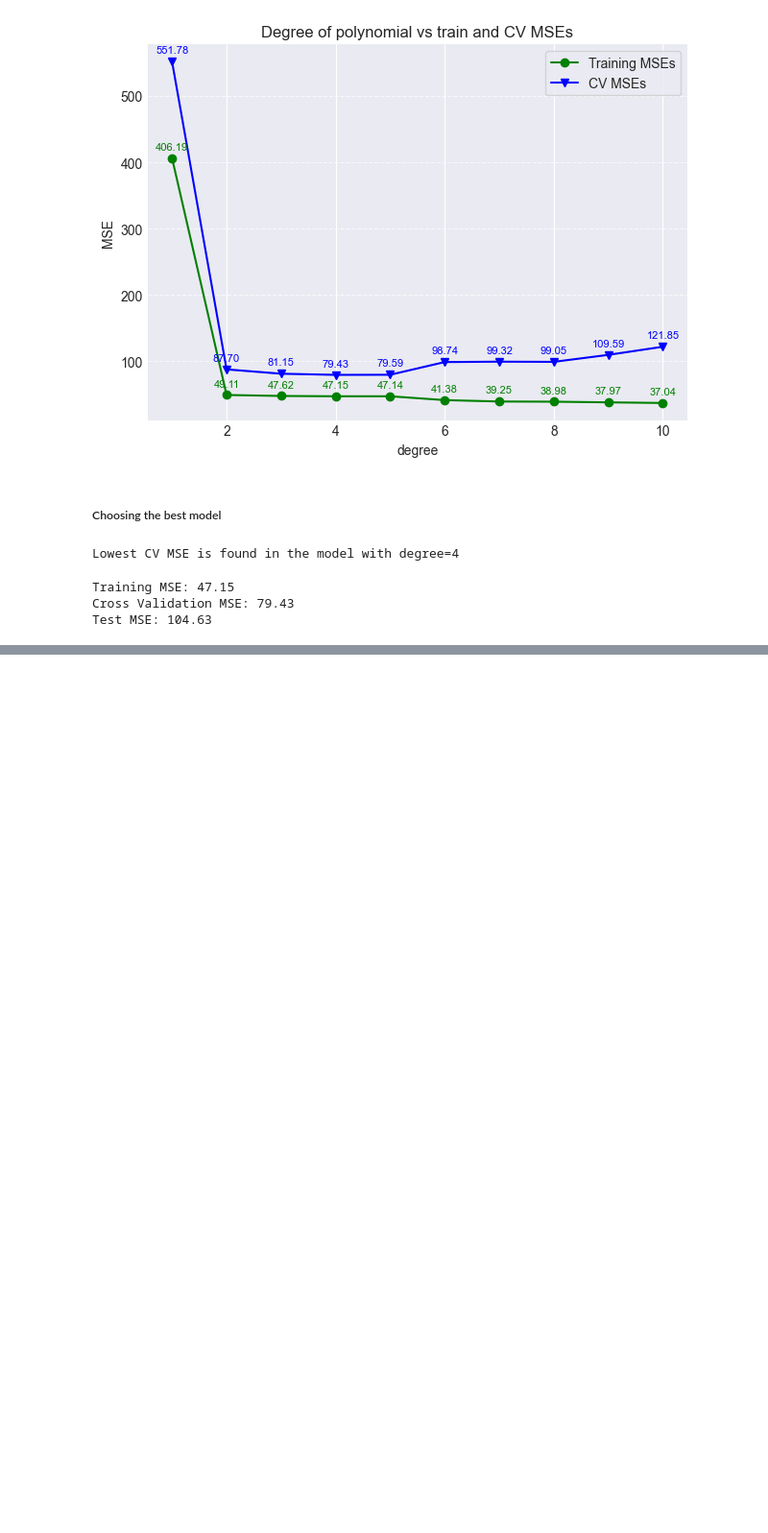
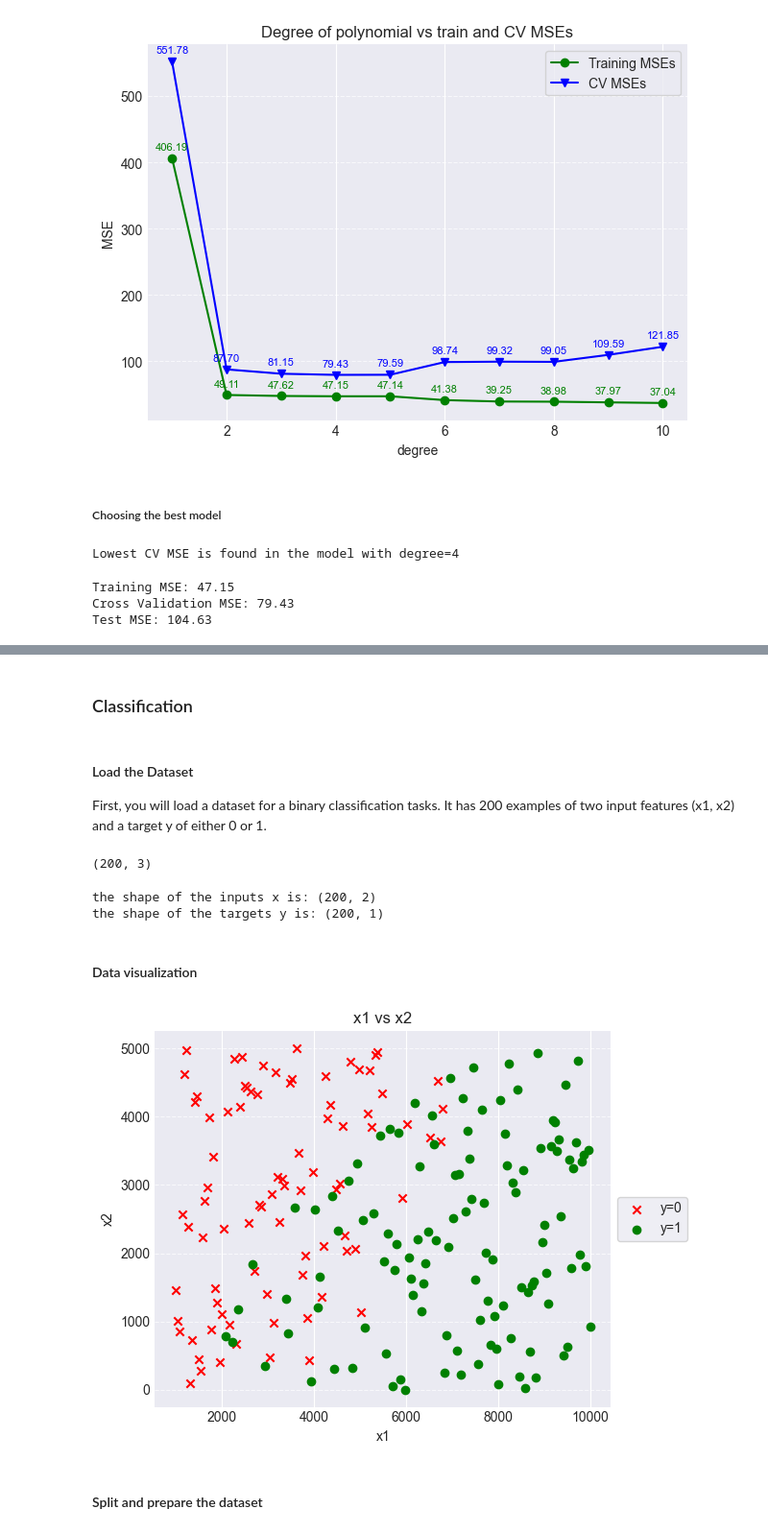
Before and after one commit to TruongQuangPhat/AI-Journey, a Jupyter notebook: Machine_Learning/Model_Evaluation_and_Selection/model_evaluation_and_selection.ipynb, the cells around one changed output, grey strips where cells are left out. Shown at 96% size. Drawn from its saved outputs; the diff is of its cells as text; code cells hidden in the pictures; blank space fills up the shorter version.

```diff
--- a/Machine_Learning/Model_Evaluation_and_Selection/model_evaluation_and_selection.ipynb
+++ b/Machine_Learning/Model_Evaluation_and_Selection/model_evaluation_and_selection.ipynb
@@ -303,0 +427,37 @@ Test MSE: 104.63
+# %% [markdown]
+### Classification
+# %% [markdown]
+#### Load the Dataset
+First, you will load a dataset for a binary classification tasks. It has 200 examples of two input features (x1, x2) and a target y of either 0 or 1.
+# %%
+data = np.loadtxt("Data/data_w3_ex2.csv", delimiter=",")
+data.shape
+# %% [output]
+(200, 3)
+# %%
+X_bc = data[:,:-1]
+y_bc = data[:,-1]
+
+y_bc = np.expand_dims(y_bc, axis=1)
+
+print(f"the shape of the inputs X is: {X_bc.shape}")
+print(f"the shape of the targets y is: {y_bc.shape}")
+# %% [output]
+the shape of the inputs x is: (200, 2)
+the shape of the targets y is: (200, 1)
+# %% [markdown]
+#### Data visualization
+# %%
+plt.scatter(X_bc[y_bc.flatten() == 0, 0], X_bc[y_bc.flatten() == 0, 1], color="red", label="y=0", marker="x")
+plt.scatter(X_bc[y_bc.flatten() == 1, 0], X_bc[y_bc.flatten() == 1, 1], color="green", label="y=1", marker="o")
+plt.xlabel("x1")
+plt.ylabel("x2")
+plt.title("x1 vs x2")
+plt.legend(loc="center left", frameon=True, bbox_to_anchor=(1, 0.5))
+plt.grid(True, axis="y", linestyle="--", alpha=0.7)
+plt.tight_layout()
+plt.show();
+# %% [output]
+[figure, added]
+# %% [markdown]
+#### Split and prepare the dataset
```
Also changed, not shown: parts of 18 cells of this notebook, 1 other file.
